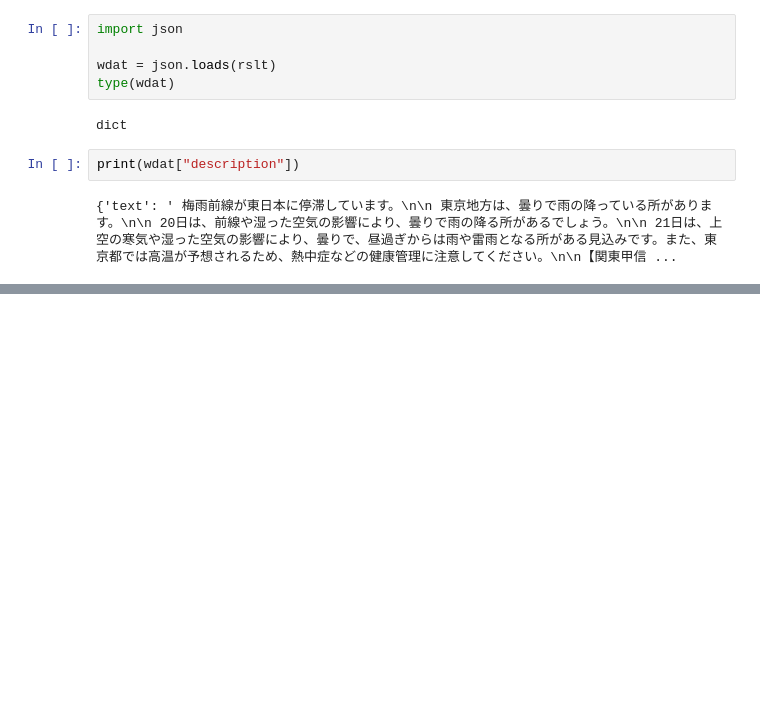
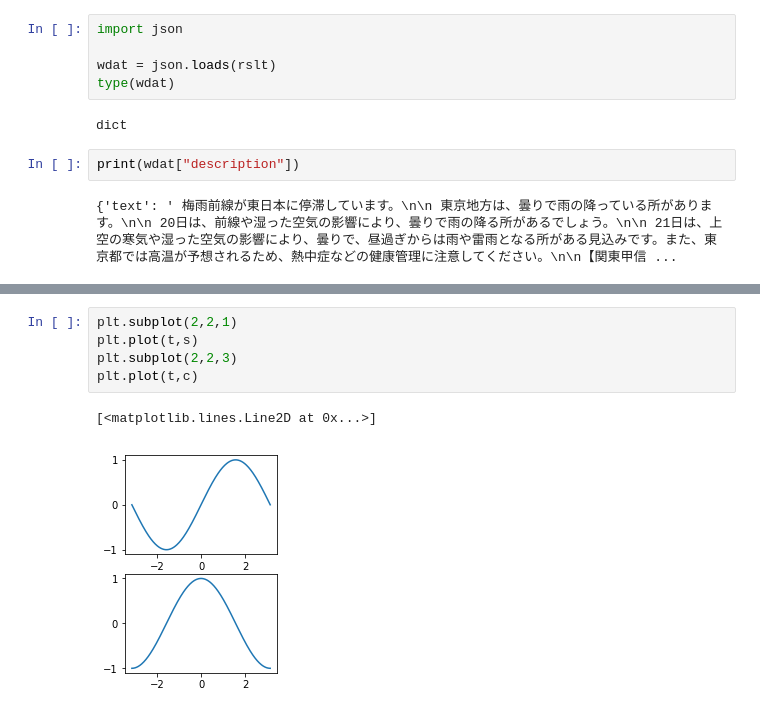
Before and after one commit to dais1111/FirstGitProject, a Jupyter notebook: lecture_5.ipynb, the cells around one changed output, grey strips where cells are left out. Drawn from its saved outputs; the diff is of its cells as text; blank space fills up the shorter version.

```diff
--- a/lecture_5.ipynb
+++ b/lecture_5.ipynb
@@ -189,0 +375,8 @@ print(wdat["description"])
+# %%
+plt.subplot(2,2,1)
+plt.plot(t,s)
+plt.subplot(2,2,3)
+plt.plot(t,c)
+# %% [output]
+[<matplotlib.lines.Line2D at 0x...>]
+[figure, added]
```
Also changed, not shown: parts of 43 cells of this notebook, 3 other files.
